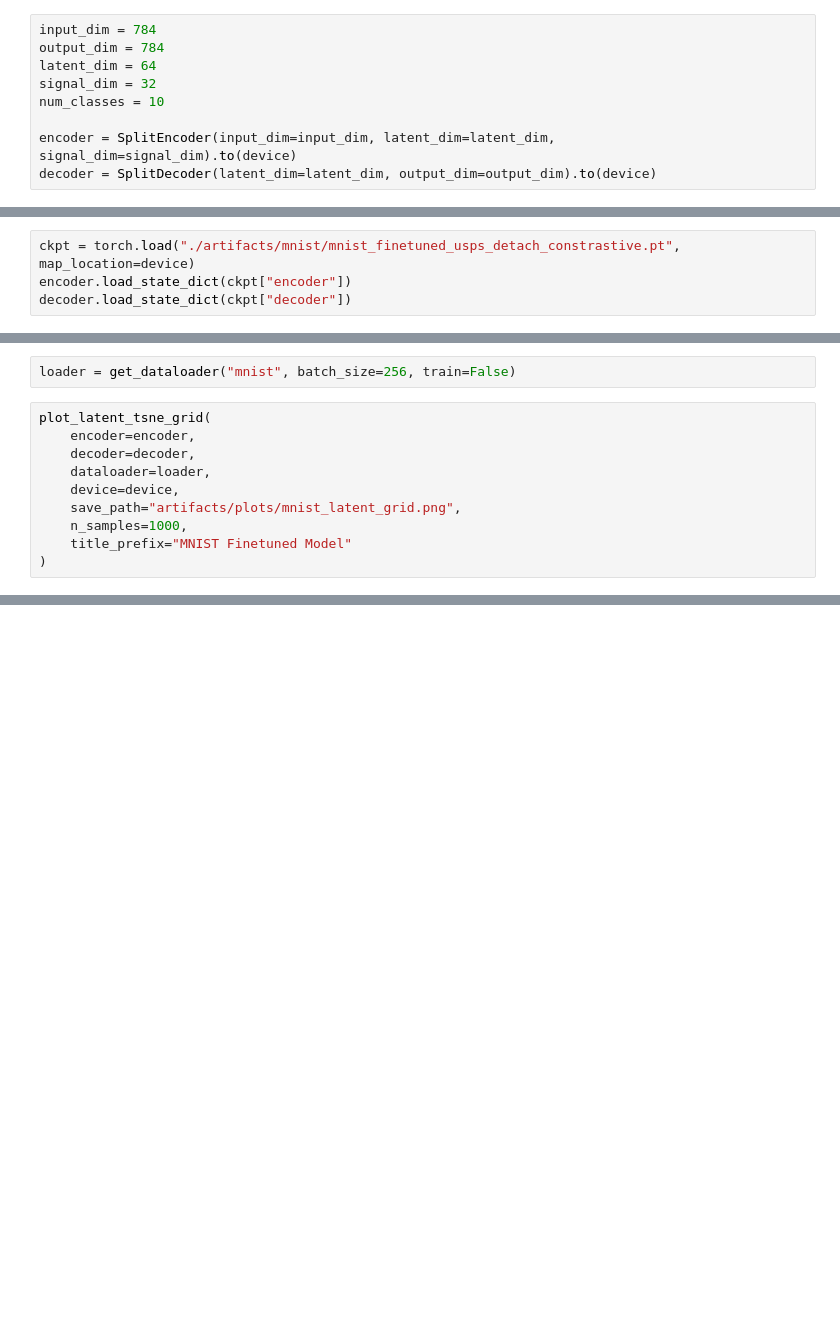
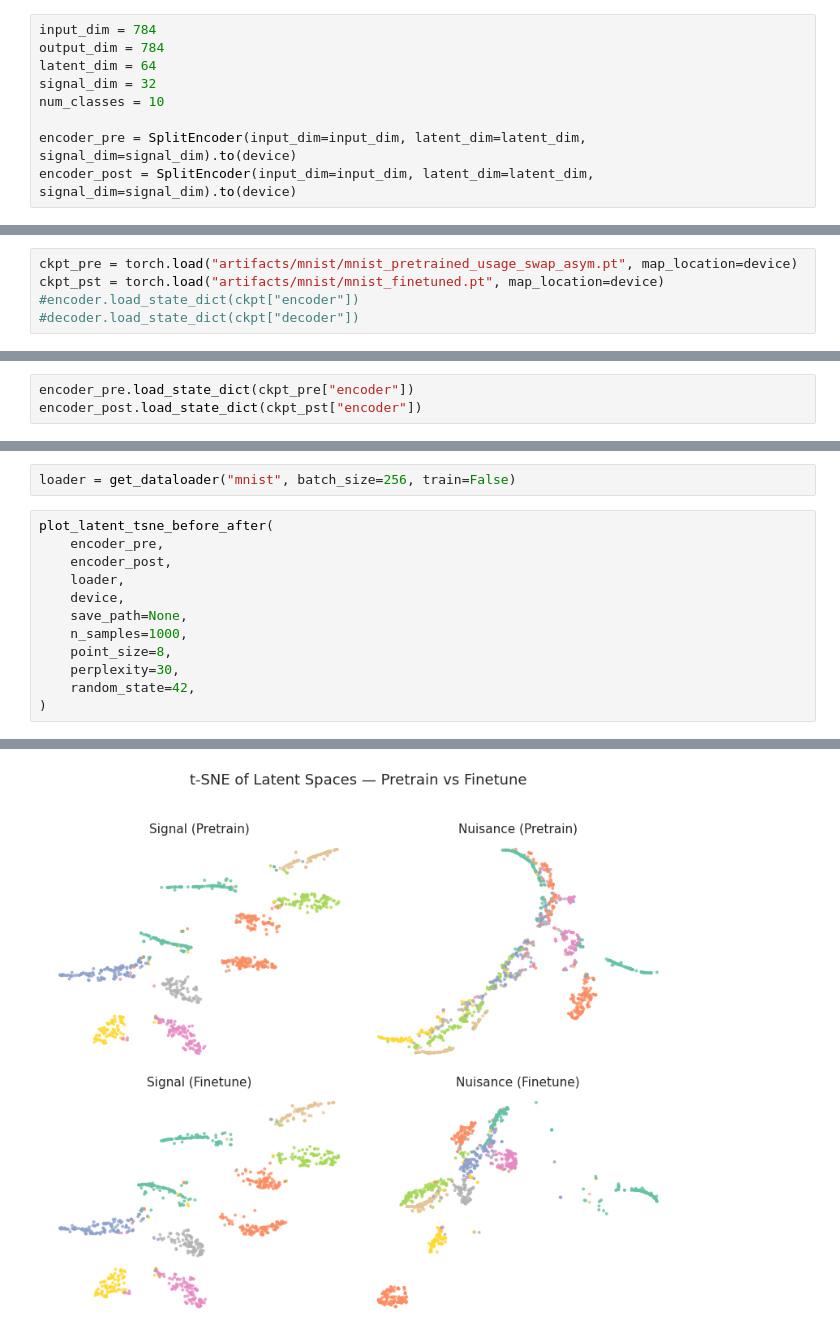
Before and after one commit to ChiPhuongHuynh/Domain-Adaptation, a Jupyter notebook: visualization.ipynb, the cells around one changed output, grey strips where cells are left out. Saved outputs shown, nothing was run; the diff lists cells and outputs as text; blank space fills up the shorter version.

```diff
--- a/visualization.ipynb
+++ b/visualization.ipynb
@@ -14,5 +14,5 @@ latent_dim = 64
 signal_dim = 32
 num_classes = 10
 
-encoder = SplitEncoder(input_dim=input_dim, latent_dim=latent_dim, signal_dim=signal_dim).to(device)
-decoder = SplitDecoder(latent_dim=latent_dim, output_dim=output_dim).to(device)
+encoder_pre = SplitEncoder(input_dim=input_dim, latent_dim=latent_dim, signal_dim=signal_dim).to(device)
+encoder_post = SplitEncoder(input_dim=input_dim, latent_dim=latent_dim, signal_dim=signal_dim).to(device)
@@ -19,4 +23,5 @@ decoder = SplitDecoder(latent_dim=latent_dim, output_dim=output_dim).to(device)
 # %%
-ckpt = torch.load("./artifacts/mnist/mnist_finetuned_usps_detach_constrastive.pt", map_location=device)
-encoder.load_state_dict(ckpt["encoder"])
-decoder.load_state_dict(ckpt["decoder"])
+ckpt_pre = torch.load("artifacts/mnist/mnist_pretrained_usage_swap_asym.pt", map_location=device)
+ckpt_pst = torch.load("artifacts/mnist/mnist_finetuned.pt", map_location=device)
+#encoder.load_state_dict(ckpt["encoder"])
+#decoder.load_state_dict(ckpt["decoder"])
@@ -24,0 +28,3 @@ FileNotFoundError: [Errno 2] No such file or directory: './artifacts/mnist/mnist
+# %%
+encoder_pre.load_state_dict(ckpt_pre["encoder"])
+encoder_post.load_state_dict(ckpt_pst["encoder"])
@@ -25,14 +33,16 @@ FileNotFoundError: [Errno 2] No such file or directory: './artifacts/mnist/mnist
 # %%
 loader = get_dataloader("mnist", batch_size=256, train=False)
 # %%
-plot_latent_tsne_grid(
-    encoder=encoder,
-    decoder=decoder,
-    dataloader=loader,
-    device=device,
-    save_path="artifacts/plots/mnist_latent_grid.png",
+plot_latent_tsne_before_after(
+    encoder_pre,
+    encoder_post,
+    loader,
+    device,
+    save_path=None,
     n_samples=1000,
-    title_prefix="MNIST Finetuned Model"
+    point_size=8,
+    perplexity=30,
+    random_state=42,
 )
 # %% [output]
 [t-SNE] Running joint projection...
@@ -39,0 +49 @@ plot_latent_tsne_grid(
+[figure, added]
```
Also changed, not shown: parts of 6 cells of this notebook, 7 other files.
